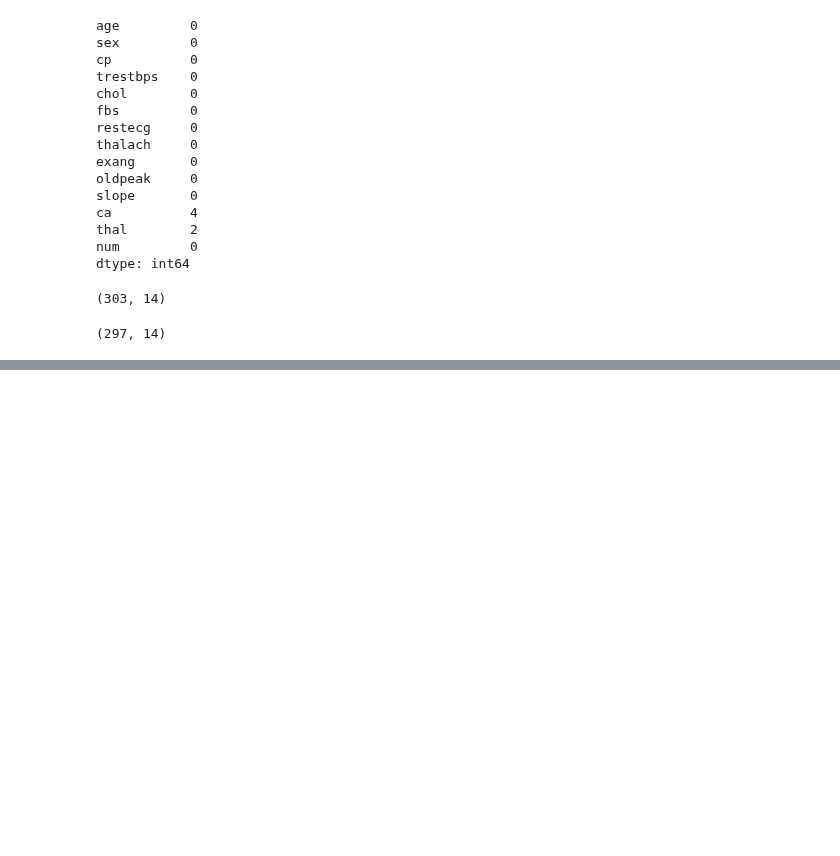
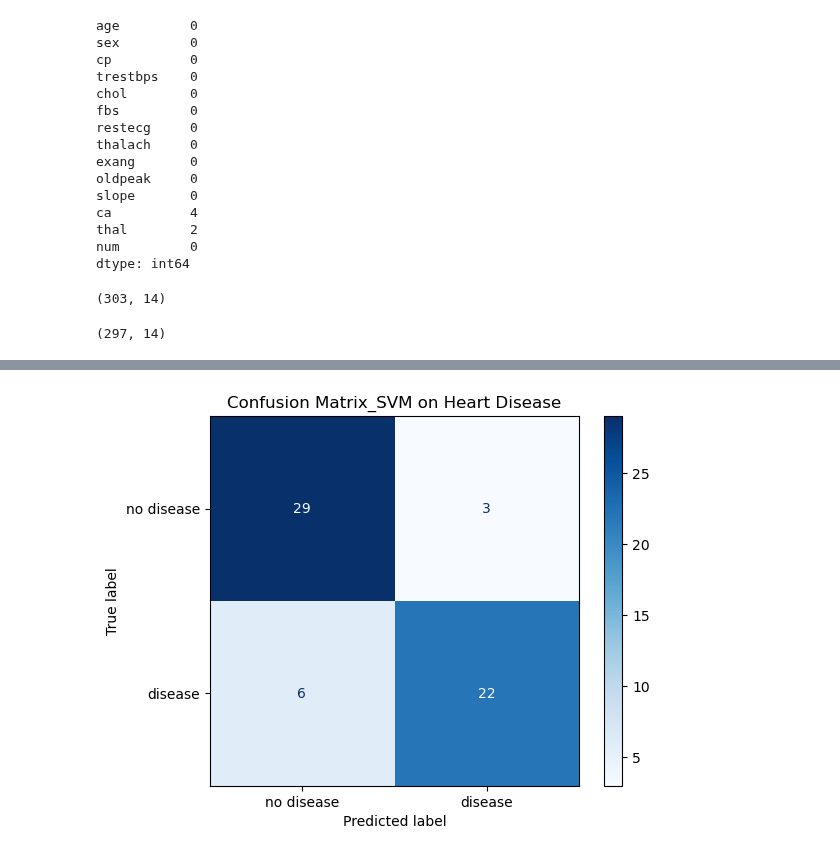
Before and after one commit to azeem932356/ML-Foundations, a Jupyter notebook: Classification/SVM(SupportVectorMachine)/svm.ipynb, the cells around one changed output, grey strips where cells are left out. Saved outputs shown, nothing was run; the diff lists cells and outputs as text; code cells hidden in the pictures; blank space fills up the shorter version.

```diff
--- a/Classification/SVM(SupportVectorMachine)/svm.ipynb
+++ b/Classification/SVM(SupportVectorMachine)/svm.ipynb
@@ -90,0 +101,7 @@ df.shape
+# %%
+##num column containes whether have any isuues to have issue 0-6, fo rthis sake of this we are gointo do if > 0 consider as patient
+
+#first (df['num']>0) thsi makes True or False then .astype(int) makes it into 0 or 1 True= 1. False= 0
+
+df['target']= (df['num']>0).astype(int)
+df.head()
@@ -90,0 +152,6 @@ df.shape
+# %%
+#spliting the data train_test_split
+
+from sklearn.model_selection import train_test_split
+
+X_train, X_test, y_train, y_test = train_test_split (X_scaled, y, test_size= 0.2, stratify= y, random_state= 42)
@@ -90,0 +164,8 @@ df.shape
+# %%
+#training our model
+
+from sklearn.svm import SVC
+
+model= SVC(kernel= 'rbf')
+
+model.fit(X_train, y_train)
@@ -90,0 +174,8 @@ df.shape
+# %%
+#classification report
+
+from sklearn.metrics import classification_report
+
+y_pred= model.predict(X_test)
+
+print(classification_report(y_test, y_pred, target_names= ['no disease(0)', 'disease(0)']))
@@ -90,0 +191,14 @@ df.shape
+# %%
+#display confusion matrix
+
+import matplotlib.pyplot as plt
+from sklearn.metrics import confusion_matrix, ConfusionMatrixDisplay
+
+cm= confusion_matrix(y_test, y_pred)
+
+disp= ConfusionMatrixDisplay(confusion_matrix= cm, display_labels=['no disease', 'disease'])
+disp.plot(cmap= 'Blues')
+plt.title("Confusion Matrix_SVM on Heart Disease")
+plt.show()
+# %% [output]
+[figure, added]
```
Also changed, not shown: parts of 8 cells of this notebook.
